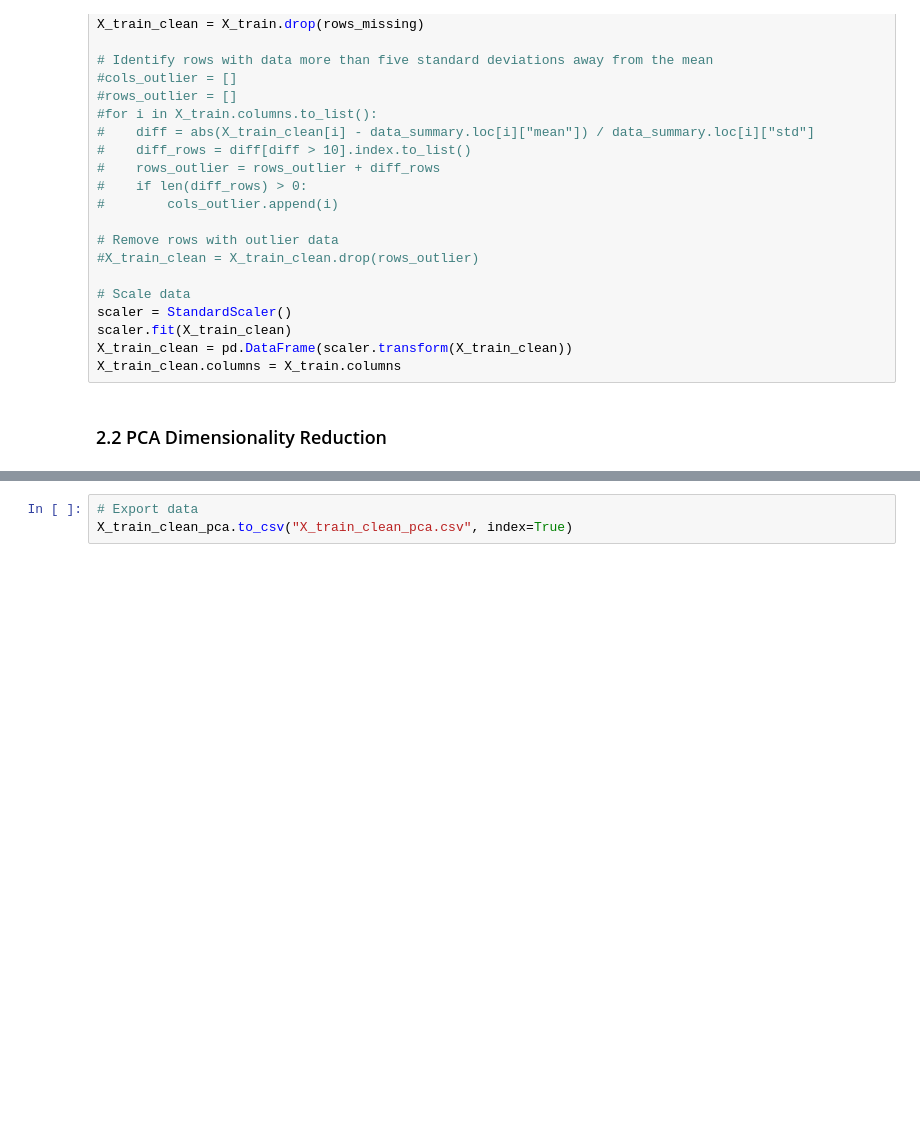
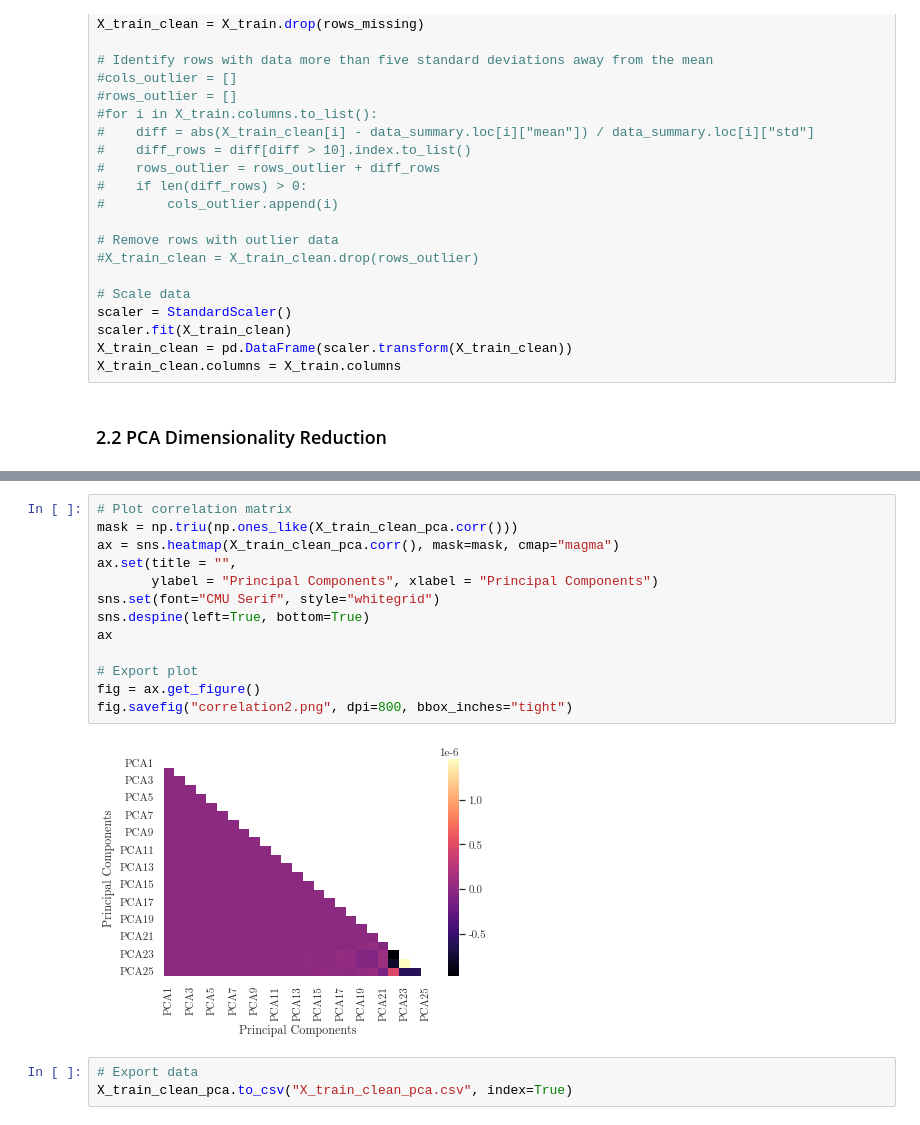
Before and after one commit to rapsoj/sml-practical, a Jupyter notebook: 2-PreProcessing.ipynb, the cells around one changed output, grey strips where cells are left out. Drawn from its saved outputs; the diff is of its cells as text; blank space fills up the shorter version.

```diff
--- a/2-PreProcessing.ipynb
+++ b/2-PreProcessing.ipynb
@@ -116,3 +117,18 @@ fig.savefig("scree.png", dpi=1200, bbox_inches="tight")
+# %%
+# Plot correlation matrix
+mask = np.triu(np.ones_like(X_train_clean_pca.corr()))
+ax = sns.heatmap(X_train_clean_pca.corr(), mask=mask, cmap="magma")
+ax.set(title = "",
+       ylabel = "Principal Components", xlabel = "Principal Components")
+sns.set(font="CMU Serif", style="whitegrid")
+sns.despine(left=True, bottom=True)
+ax
+
+# Export plot
+fig = ax.get_figure()
+fig.savefig("correlation2.png", dpi=800, bbox_inches="tight")
+# %% [output]
+[figure, added]
 # %%
 # Export data
 X_train_clean_pca.to_csv("X_train_clean_pca.csv", index=True)
```
Also changed, not shown: parts of 3 cells of this notebook, 1 other file.
